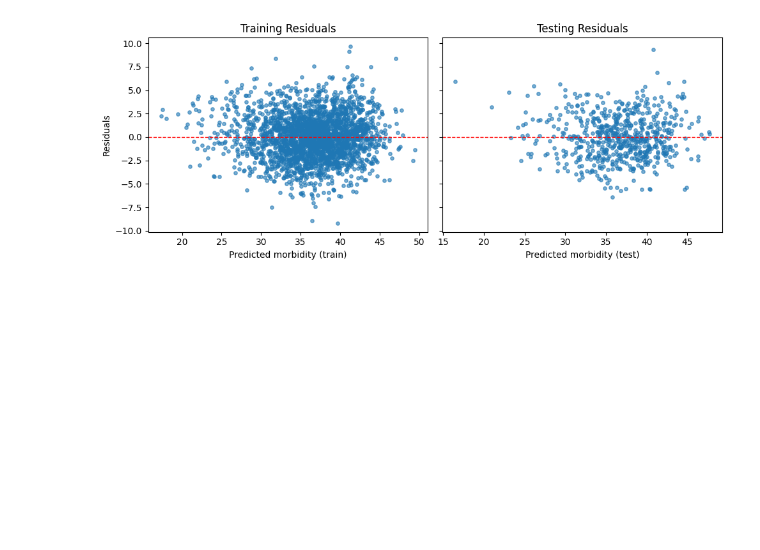
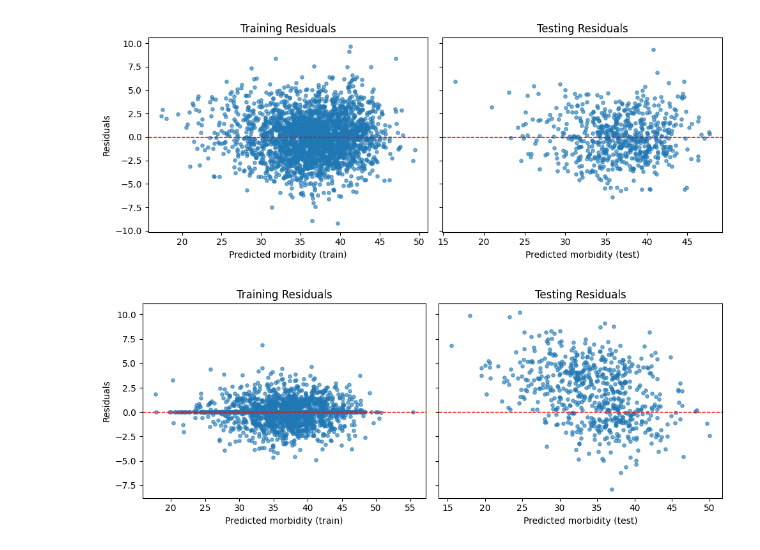
Before and after one commit to 4GeeksAcademy/Jack-Porter-s-Linear-Regression-Using-Pandas-Project, a Jupyter notebook: src/explore.ipynb, the cells around one changed output. Saved outputs shown, nothing was run; the diff lists cells and outputs as text; code cells hidden in the pictures; blank space fills up the shorter version.

```diff
--- a/src/explore.ipynb
+++ b/src/explore.ipynb
@@ -575,0 +571,53 @@ plt.show()
+# %%
+# Model Regularization: Feature Scaling(This aids in model convergence during repeated training runs.)
+
+from sklearn.pipeline import Pipeline
+
+# Separate column types
+cat_cols = X_train.select_dtypes(include=['object', 'category']).columns.tolist()
+num_cols = X_train.select_dtypes(exclude=['object', 'category']).columns.tolist()
+
+# Preprocessing: OneHot for categoricals, StandardScaler for numerics
+preprocess = ColumnTransformer(
+    transformers=[
+        ('cat', OneHotEncoder(drop='first', handle_unknown='ignore'), cat_cols),
+        ('num', StandardScaler(), num_cols)
+    ],
+    remainder='drop'
+)
+
+# Pipeline with scaling + regression
+model = Pipeline([
+    ('prep', preprocess),
+    ('reg', LinearRegression())
+])
+
+# Fit model
+model.fit(X_train, y_train)
+
+# Predictions
+y_train_pred = model.predict(X_train)
+y_test_pred  = model.predict(X_test)
+
+# Residuals
+train_resid = y_train - y_train_pred
+test_resid  = y_test - y_test_pred
+
+# Residual plots
+fig, axs = plt.subplots(1, 2, figsize=(10, 4), sharey=True)
+
+axs[0].scatter(y_train_pred, train_resid, alpha=0.6, s=15)
+axs[0].axhline(0, color='red', linestyle='--', linewidth=1)
+axs[0].set_title('Training Residuals')
+axs[0].set_xlabel('Predicted morbidity (train)')
+axs[0].set_ylabel('Residuals')
+
+axs[1].scatter(y_test_pred, test_resid, alpha=0.6, s=15)
+axs[1].axhline(0, color='red', linestyle='--', linewidth=1)
+axs[1].set_title('Testing Residuals')
+axs[1].set_xlabel('Predicted morbidity (test)')
+
+plt.tight_layout()
+plt.show()
+# %% [output]
+[figure, added]
```
Also changed, not shown: parts of 5 cells of this notebook.
